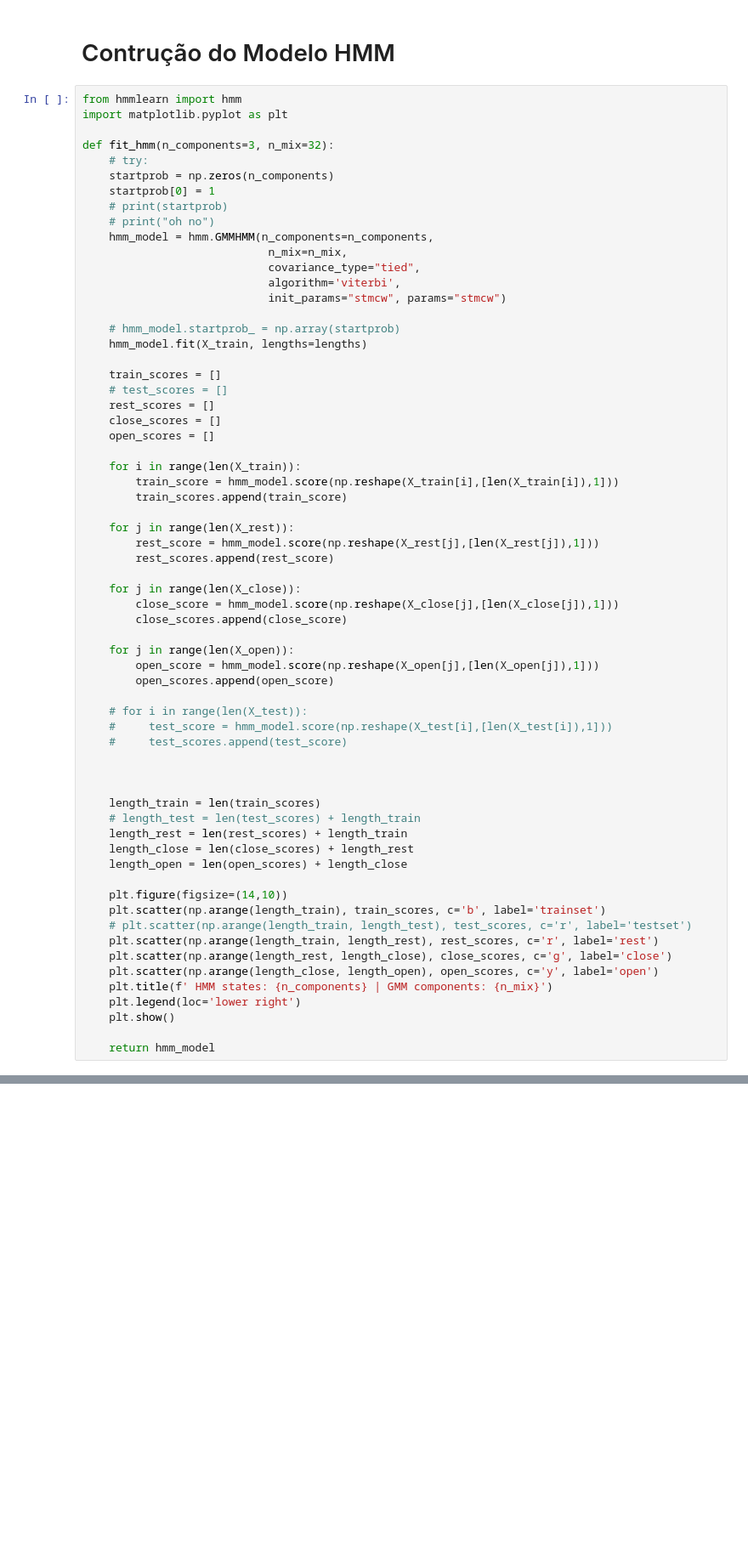
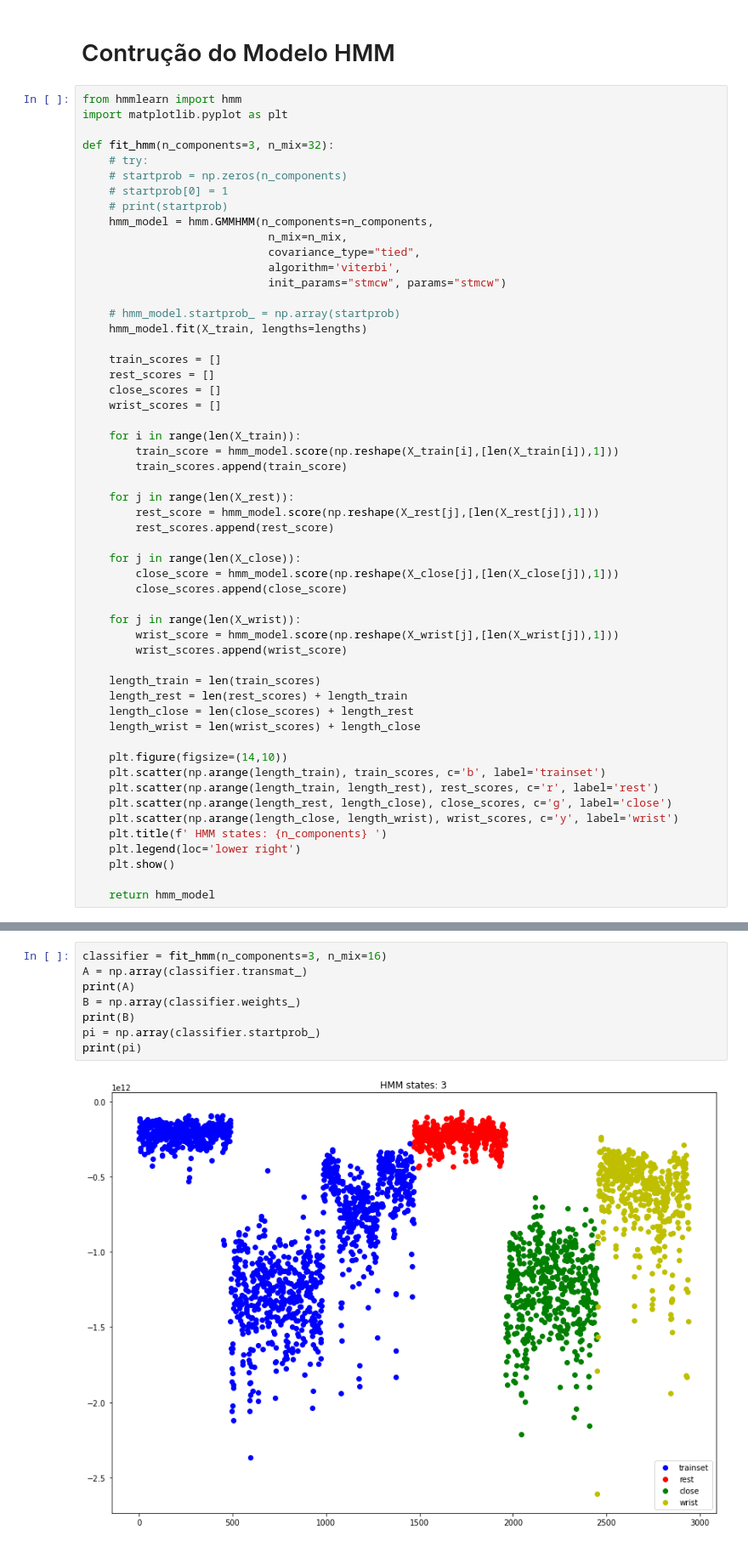
Before and after one commit to raphaelrcb/HMM_Classifier, a Jupyter notebook: Classifier_2channels.ipynb, the cells around one changed output, grey strips where cells are left out. Shown at 85% size. Drawn from its saved outputs; the diff is of its cells as text; blank space fills up the shorter version.

```diff
--- a/Classifier_2channels.ipynb
+++ b/Classifier_2channels.ipynb
@@ -291,10 +240,9 @@ import matplotlib.pyplot as plt
 
 def fit_hmm(n_components=3, n_mix=32):
     # try:
-    startprob = np.zeros(n_components)
-    startprob[0] = 1
+    # startprob = np.zeros(n_components)
+    # startprob[0] = 1
     # print(startprob)
-    # print("oh no")
     hmm_model = hmm.GMMHMM(n_components=n_components,
                             n_mix=n_mix,
                             covariance_type="tied",
@@ -305,10 +253,9 @@ def fit_hmm(n_components=3, n_mix=32):
     hmm_model.fit(X_train, lengths=lengths)
 
     train_scores = []
-    # test_scores = []
     rest_scores = []
     close_scores = []
-    open_scores = []
+    wrist_scores = []
 
     for i in range(len(X_train)):
         train_score = hmm_model.score(np.reshape(X_train[i],[len(X_train[i]),1]))
@@ -322,29 +269,21 @@ def fit_hmm(n_components=3, n_mix=32):
         close_score = hmm_model.score(np.reshape(X_close[j],[len(X_close[j]),1]))
         close_scores.append(close_score)
 
-    for j in range(len(X_open)):
-        open_score = hmm_model.score(np.reshape(X_open[j],[len(X_open[j]),1]))
-        open_scores.append(open_score)
-
-    # for i in range(len(X_test)):
-    #     test_score = hmm_model.score(np.reshape(X_test[i],[len(X_test[i]),1]))
-    #     test_scores.append(test_score)
-
-
+    for j in range(len(X_wrist)):
+        wrist_score = hmm_model.score(np.reshape(X_wrist[j],[len(X_wrist[j]),1]))
+        wrist_scores.append(wrist_score)
 
     length_train = len(train_scores)
-    # length_test = len(test_scores) + length_train
     length_rest = len(rest_scores) + length_train
     length_close = len(close_scores) + length_rest
-    length_open = len(open_scores) + length_close
+    length_wrist = len(wrist_scores) + length_close
 
     plt.figure(figsize=(14,10))
     plt.scatter(np.arange(length_train), train_scores, c='b', label='trainset')
-    # plt.scatter(np.arange(length_train, length_test), test_scores, c='r', label='testset')
     plt.scatter(np.arange(length_train, length_rest), rest_scores, c='r', label='rest')
     plt.scatter(np.arange(length_rest, length_close), close_scores, c='g', label='close')
-    plt.scatter(np.arange(length_close, length_open), open_scores, c='y', label='open')
-    plt.title(f' HMM states: {n_components} | GMM components: {n_mix}')
+    plt.scatter(np.arange(length_close, length_wrist), wrist_scores, c='y', label='wrist')
+    plt.title(f' HMM states: {n_components} ')
     plt.legend(loc='lower right')
     plt.show()
 
@@ -396,0 +291,10 @@ def organize_states(organized_states, model):
+# %%
+classifier = fit_hmm(n_components=3, n_mix=16)
+A = np.array(classifier.transmat_)
+print(A)
+B = np.array(classifier.weights_)
+print(B)
+pi = np.array(classifier.startprob_)
+print(pi)
+# %% [output]
+[figure, added]
```
Also changed, not shown: parts of 12 cells of this notebook.
